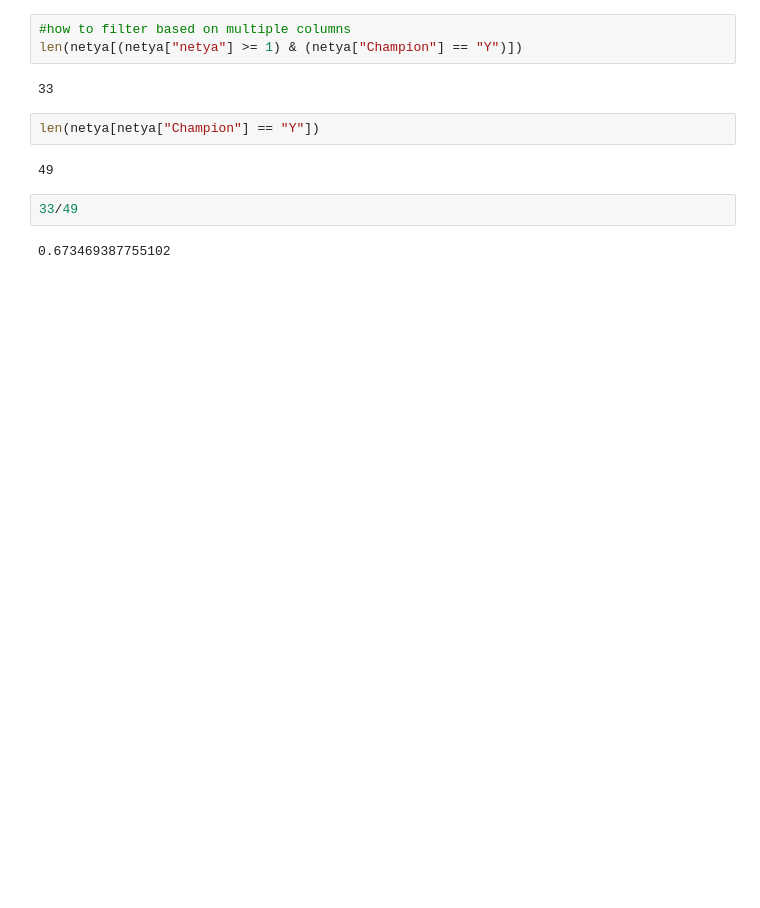
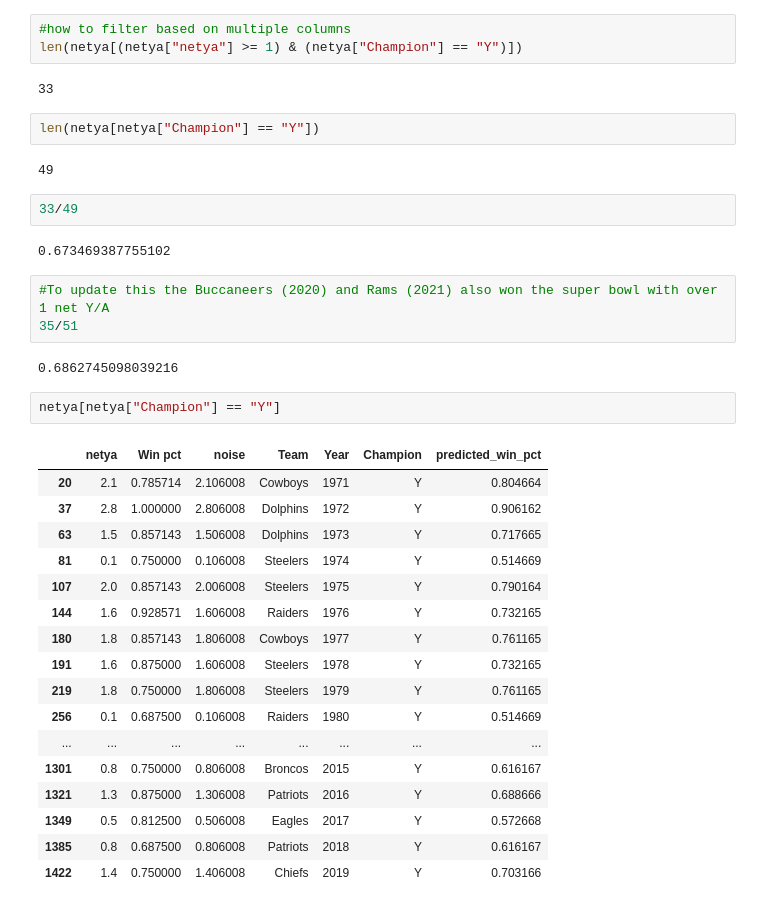
Before and after one commit to jquam15/2022_NFL_Playoff_Preview, a Jupyter notebook: analysis.ipynb, the cells around one changed output. Drawn from its saved outputs; the diff is of its cells as text; blank space fills up the shorter version.

```diff
--- a/analysis.ipynb
+++ b/analysis.ipynb
@@ -153,3 +153,28 @@ len(netya[netya["Champion"] == "Y"])
 33/49
 # %% [output]
 0.673469387755102
+# %%
+#To update this the Buccaneers (2020) and Rams (2021) also won the super bowl with over 1 net Y/A
+35/51
+# %% [output]
+0.6862745098039216
+# %%
+netya[netya["Champion"] == "Y"]
+# %% [output]
+|  | netya | Win pct | noise | Team | Year | Champion | predicted_win_pct |
+| 20 | 2.1 | 0.785714 | 2.106008 | Cowboys | 1971 | Y | 0.804664 |
+| 37 | 2.8 | 1.000000 | 2.806008 | Dolphins | 1972 | Y | 0.906162 |
+| 63 | 1.5 | 0.857143 | 1.506008 | Dolphins | 1973 | Y | 0.717665 |
+| 81 | 0.1 | 0.750000 | 0.106008 | Steelers | 1974 | Y | 0.514669 |
+| 107 | 2.0 | 0.857143 | 2.006008 | Steelers | 1975 | Y | 0.790164 |
+| 144 | 1.6 | 0.928571 | 1.606008 | Raiders | 1976 | Y | 0.732165 |
+| 180 | 1.8 | 0.857143 | 1.806008 | Cowboys | 1977 | Y | 0.761165 |
+| 191 | 1.6 | 0.875000 | 1.606008 | Steelers | 1978 | Y | 0.732165 |
+| 219 | 1.8 | 0.750000 | 1.806008 | Steelers | 1979 | Y | 0.761165 |
+| 256 | 0.1 | 0.687500 | 0.106008 | Raiders | 1980 | Y | 0.514669 |
+| ... | ... | ... | ... | ... | ... | ... | ... |
+| 1301 | 0.8 | 0.750000 | 0.806008 | Broncos | 2015 | Y | 0.616167 |
+| 1321 | 1.3 | 0.875000 | 1.306008 | Patriots | 2016 | Y | 0.688666 |
+| 1349 | 0.5 | 0.812500 | 0.506008 | Eagles | 2017 | Y | 0.572668 |
+| 1385 | 0.8 | 0.687500 | 0.806008 | Patriots | 2018 | Y | 0.616167 |
+| 1422 | 1.4 | 0.750000 | 1.406008 | Chiefs | 2019 | Y | 0.703166 |
```
Also changed, not shown: parts of 3 cells of this notebook, 2 other files.
